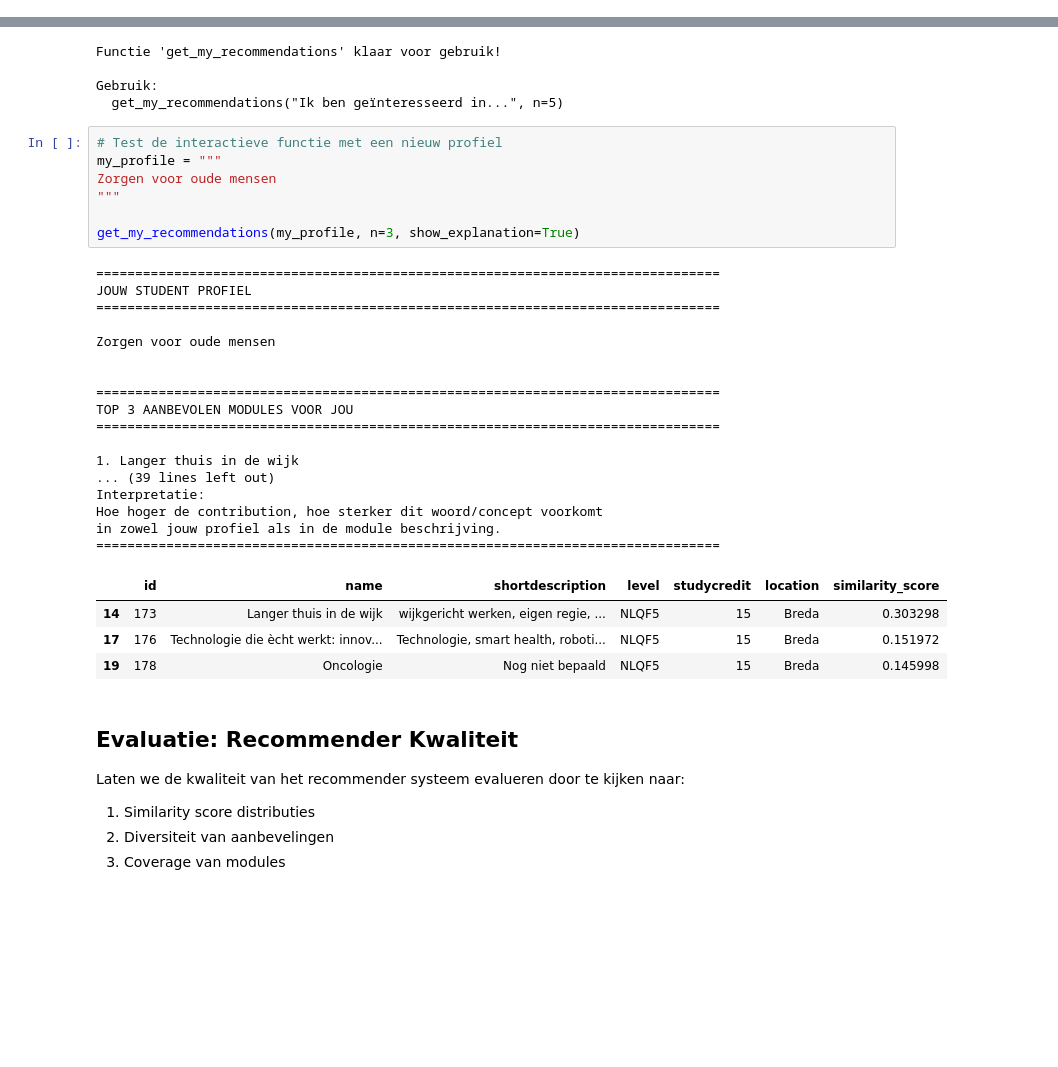
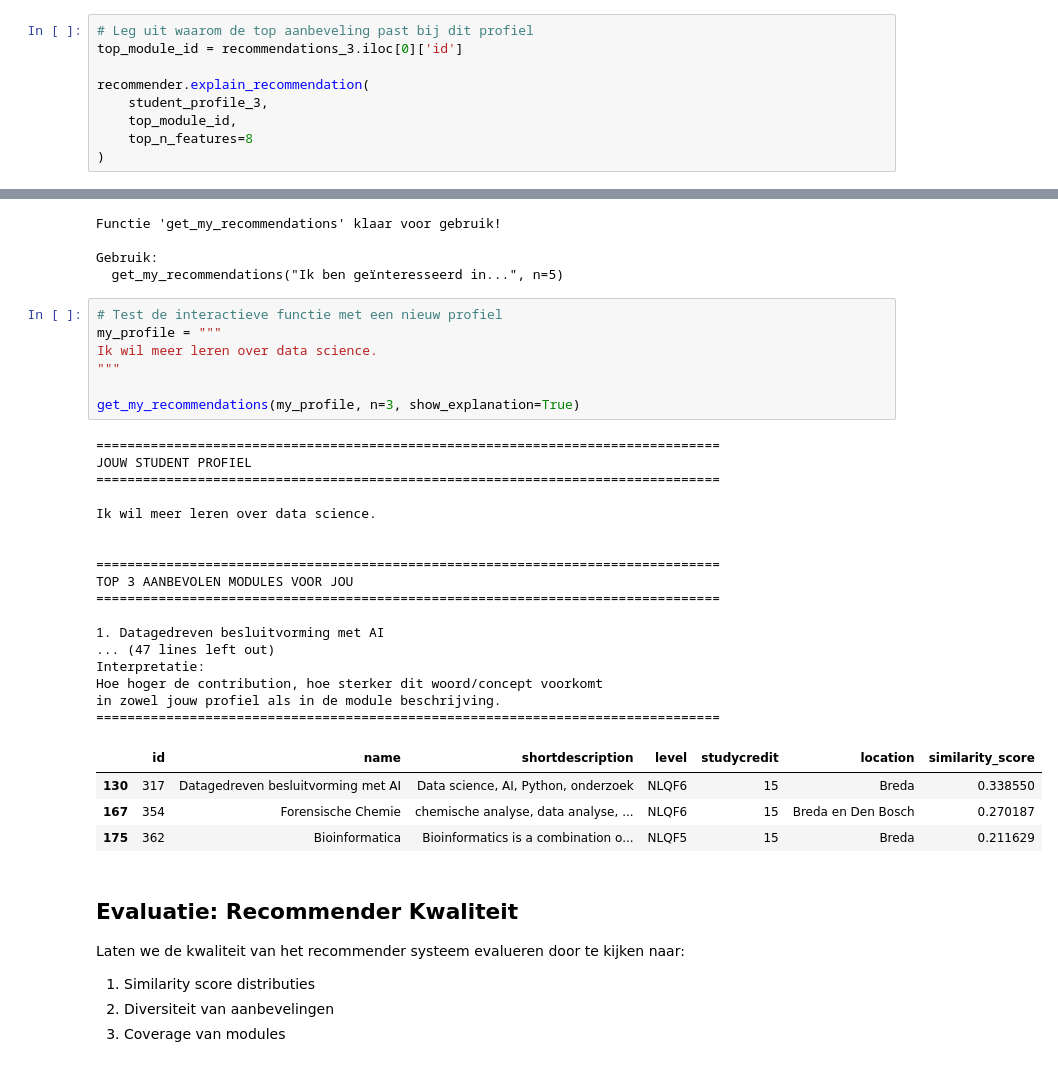
Before and after one commit to BoyanKloosterman/AI-Prototype, a Jupyter notebook: content_based_recommender.ipynb, the cells around one changed output, grey strips where cells are left out. Drawn from its saved outputs; the diff is of its cells as text; blank space fills up the shorter version.

```diff
--- a/content_based_recommender.ipynb
+++ b/content_based_recommender.ipynb
@@ -478,3 +505,12 @@ Interpretatie:
 Hoe hoger de contribution, hoe sterker dit woord/concept voorkomt
 in zowel jouw profiel als in de module beschrijving.
 ================================================================================
+# %%
+# Leg uit waarom de top aanbeveling past bij dit profiel
+top_module_id = recommendations_3.iloc[0]['id']
+
+recommender.explain_recommendation(
+    student_profile_3,
+    top_module_id,
+    top_n_features=8
+)
@@ -664,32 +718,32 @@ Gebruik:
 # %%
 # Test de interactieve functie met een nieuw profiel
 my_profile = """
-Zorgen voor oude mensen
+Ik wil meer leren over data science.
 """
 
 get_my_recommendations(my_profile, n=3, show_explanation=True)
 # %% [output]
 ================================================================================
 JOUW STUDENT PROFIEL
 ================================================================================
 
-Zorgen voor oude mensen
+Ik wil meer leren over data science.
 
 
 ================================================================================
 TOP 3 AANBEVOLEN MODULES VOOR JOU
 ================================================================================
 
-1. Langer thuis in de wijk
-... (39 lines left out)
+1. Datagedreven besluitvorming met AI
+... (47 lines left out)
 Interpretatie:
 Hoe hoger de contribution, hoe sterker dit woord/concept voorkomt
 in zowel jouw profiel als in de module beschrijving.
 ================================================================================
 |  | id | name | shortdescription | level | studycredit | location | similarity_score |
-| 14 | 173 | Langer thuis in de wijk | wijkgericht werken, eigen regie, ... | NLQF5 | 15 | Breda | 0.303298 |
-| 17 | 176 | Technologie die ècht werkt: innov... | Technologie, smart health, roboti... | NLQF5 | 15 | Breda | 0.151972 |
-| 19 | 178 | Oncologie | Nog niet bepaald | NLQF5 | 15 | Breda | 0.145998 |
+| 130 | 317 | Datagedreven besluitvorming met AI | Data science, AI, Python, onderzoek | NLQF6 | 15 | Breda | 0.338550 |
+| 167 | 354 | Forensische Chemie | chemische analyse, data analyse, ... | NLQF6 | 15 | Breda en Den Bosch | 0.270187 |
+| 175 | 362 | Bioinformatica | Bioinformatics is a combination o... | NLQF5 | 15 | Breda | 0.211629 |
 # %% [markdown]
 ## Evaluatie: Recommender Kwaliteit
 
```
Also changed, not shown: parts of 6 cells of this notebook.
